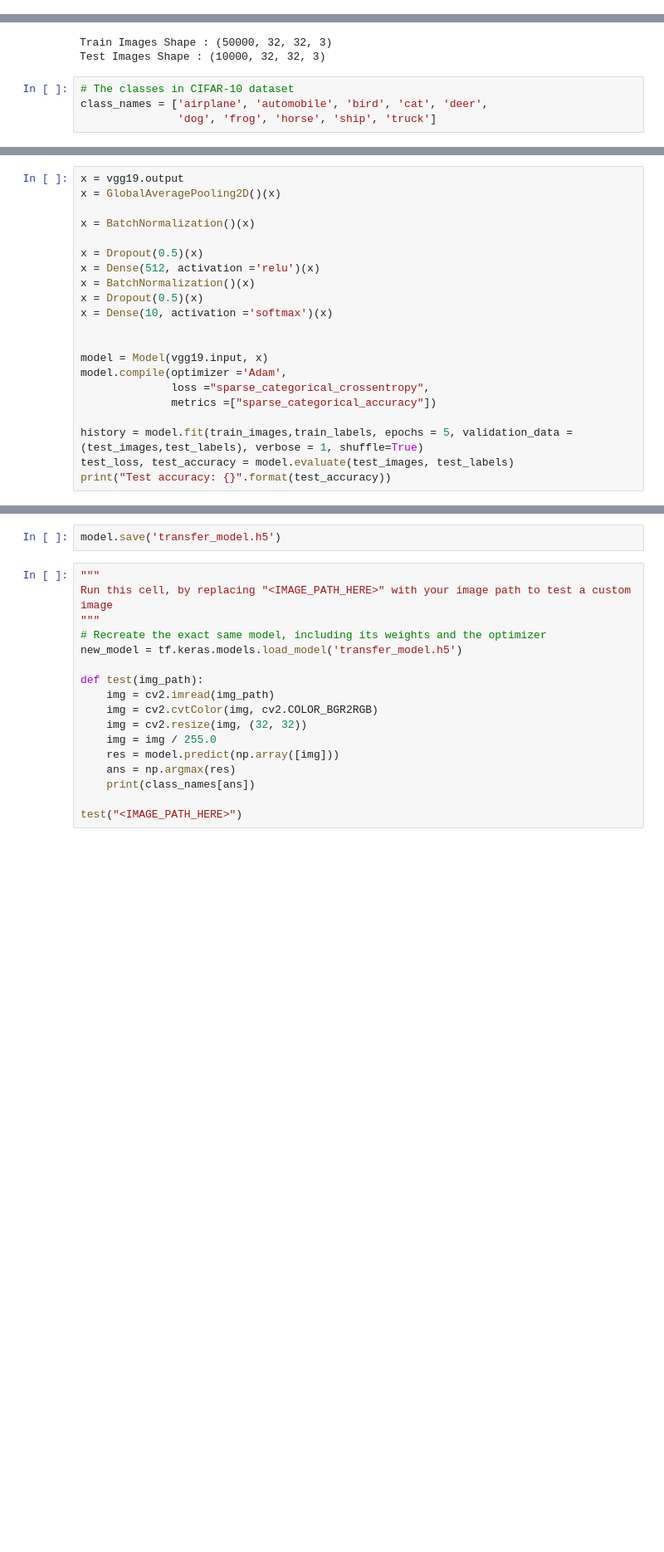
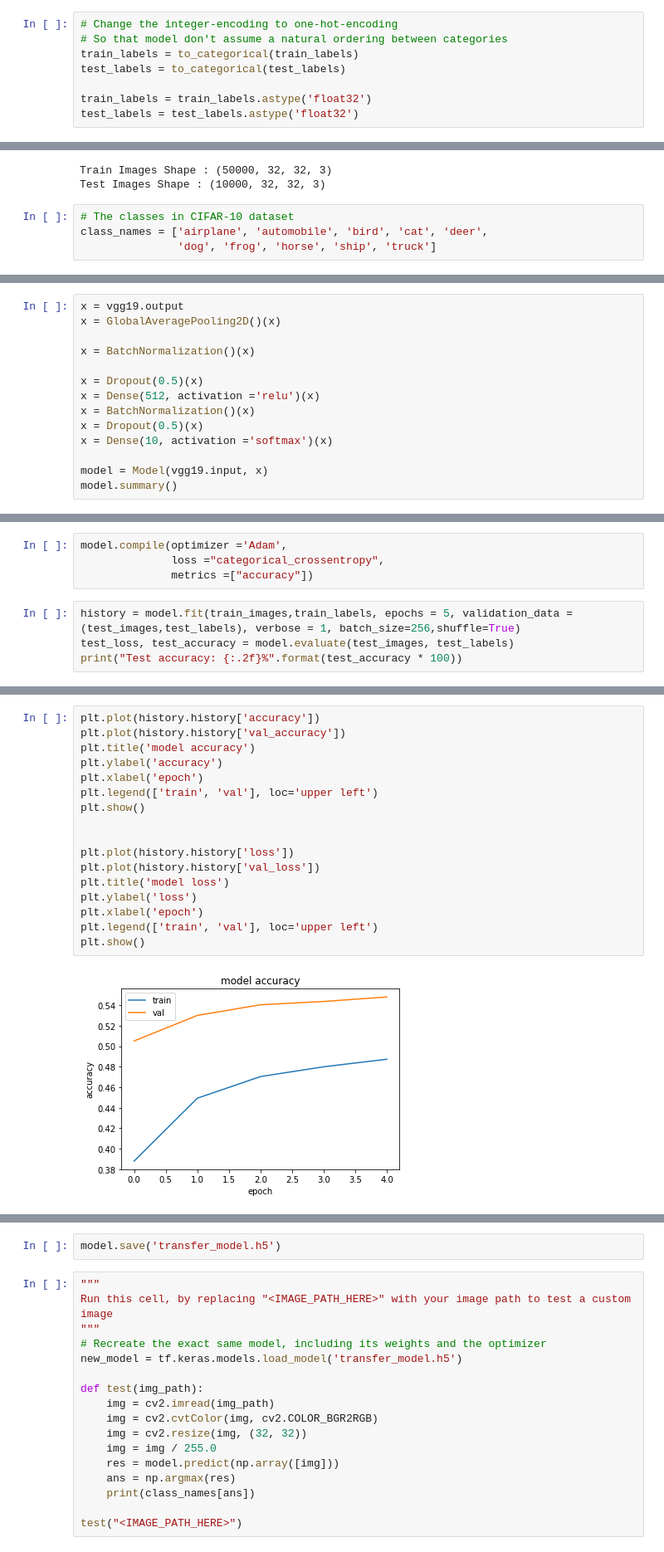
Before and after one commit to Harikrishnan6336/CIFAR-10__Image-Classifier, a Jupyter notebook: ML/Transfer_Learning_script.ipynb, the cells around one changed output, grey strips where cells are left out. Shown: that part at 83% size. Saved outputs shown, nothing was run; the diff lists cells and outputs as text; blank space fills up the shorter version.

```diff
--- a/ML/Transfer_Learning_script.ipynb
+++ b/ML/Transfer_Learning_script.ipynb
@@ -14,3 +20,11 @@ import numpy as np
+# %%
+# Change the integer-encoding to one-hot-encoding
+# So that model don't assume a natural ordering between categories
+train_labels = to_categorical(train_labels)
+test_labels = to_categorical(test_labels)
+
+train_labels = train_labels.astype('float32')
+test_labels = test_labels.astype('float32')
 # %%
 print("Train Images Shape : " + str(train_images.shape))
 print("Test Images Shape : " + str(test_images.shape))
@@ -38,13 +56,6 @@ x = BatchNormalization()(x)
 x = Dropout(0.5)(x)
 x = Dense(10, activation ='softmax')(x)
 
-
 model = Model(vgg19.input, x)
-model.compile(optimizer ='Adam',
-              loss ="sparse_categorical_crossentropy",
-              metrics =["sparse_categorical_accuracy"])
-
-history = model.fit(train_images,train_labels, epochs = 5, validation_data = (test_images,test_labels), verbose = 1, shuffle=True)
-test_loss, test_accuracy = model.evaluate(test_images, test_labels)
-print("Test accuracy: {}".format(test_accuracy))
+model.summary()
 # %% [output]
@@ -62,0 +82,8 @@ Test accuracy: 0.5546000003814697
+# %%
+model.compile(optimizer ='Adam',
+              loss ="categorical_crossentropy",
+              metrics =["accuracy"])
+# %%
+history = model.fit(train_images,train_labels, epochs = 5, validation_data = (test_images,test_labels), verbose = 1, batch_size=256,shuffle=True)
+test_loss, test_accuracy = model.evaluate(test_images, test_labels)
+print("Test accuracy: {:.2f}%".format(test_accuracy * 100))
@@ -62,0 +103,19 @@ Test accuracy: 0.5546000003814697
+# %%
+plt.plot(history.history['accuracy'])
+plt.plot(history.history['val_accuracy'])
+plt.title('model accuracy')
+plt.ylabel('accuracy')
+plt.xlabel('epoch')
+plt.legend(['train', 'val'], loc='upper left')
+plt.show()
+
+
+plt.plot(history.history['loss'])
+plt.plot(history.history['val_loss'])
+plt.title('model loss')
+plt.ylabel('loss')
+plt.xlabel('epoch')
+plt.legend(['train', 'val'], loc='upper left')
+plt.show()
+# %% [output]
+[figure, added]
```
Also changed, not shown: parts of 7 cells of this notebook.
